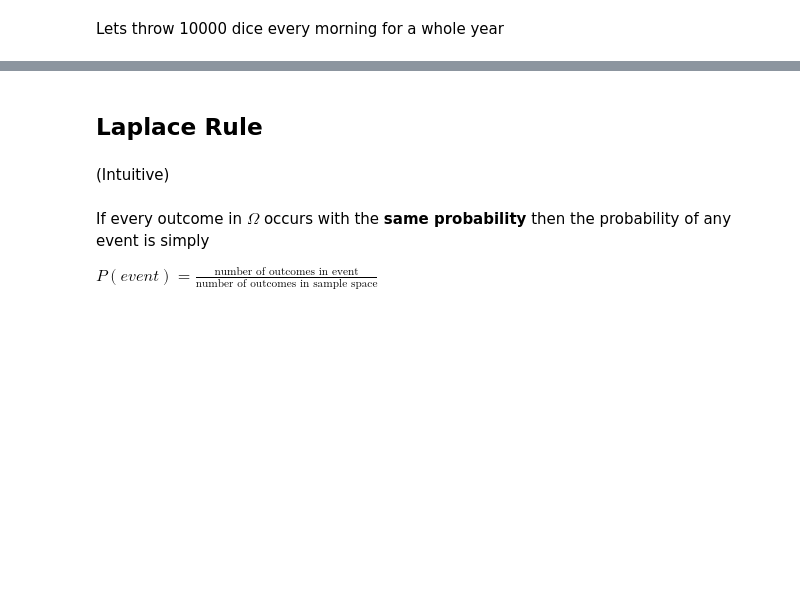
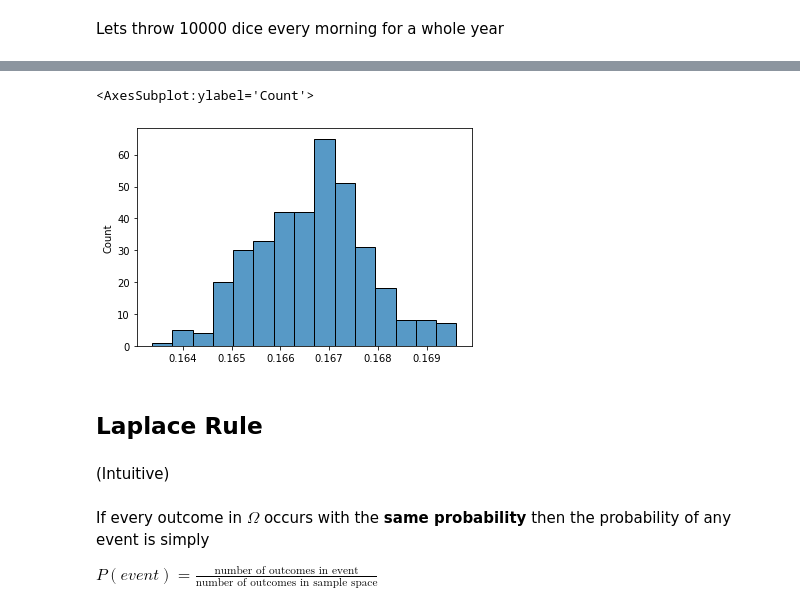
Before and after one commit to Ironhack-Data-Madrid-Agosto-2021/classroom-materials, a Jupyter notebook: week_05/02-probability.ipynb, the cells around one changed output, grey strips where cells are left out. Cells and saved outputs as stored; diff of their text form; code cells hidden in the pictures; blank space fills up the shorter version.

```diff
--- a/week_05/02-probability.ipynb
+++ b/week_05/02-probability.ipynb
@@ -104,3 +135,8 @@ sns.histplot(frequencies)
+# %%
+sns.histplot(frequencies2)
+# %% [output]
+<AxesSubplot:ylabel='Count'>
+[figure, added]
 # %% [markdown]
 ## Laplace Rule
 # %% [markdown]
```
Also changed, not shown: parts of 63 cells of this notebook.
